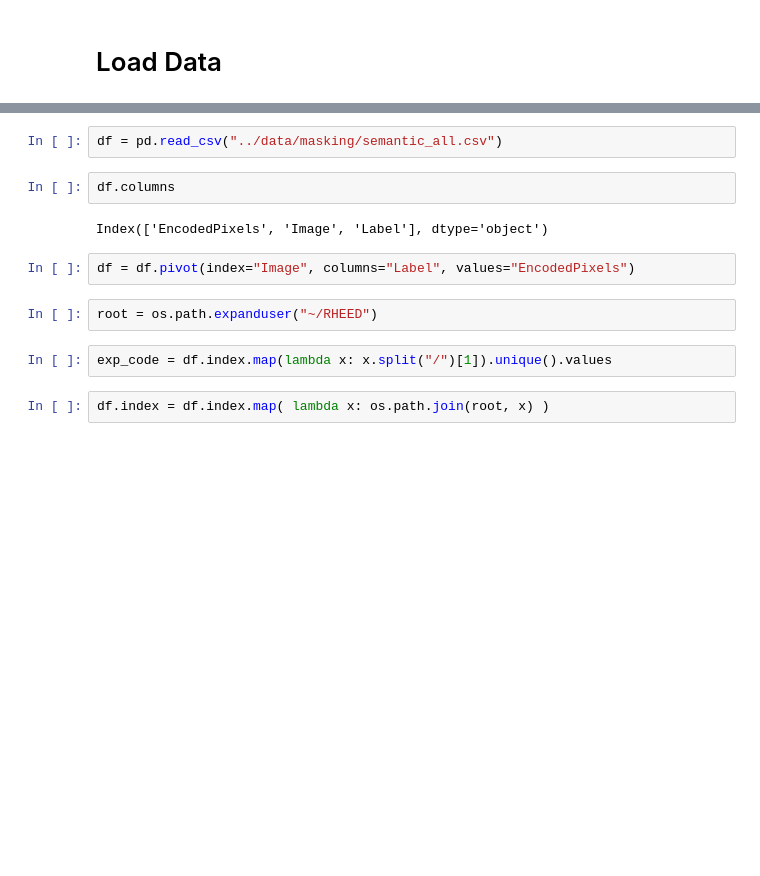
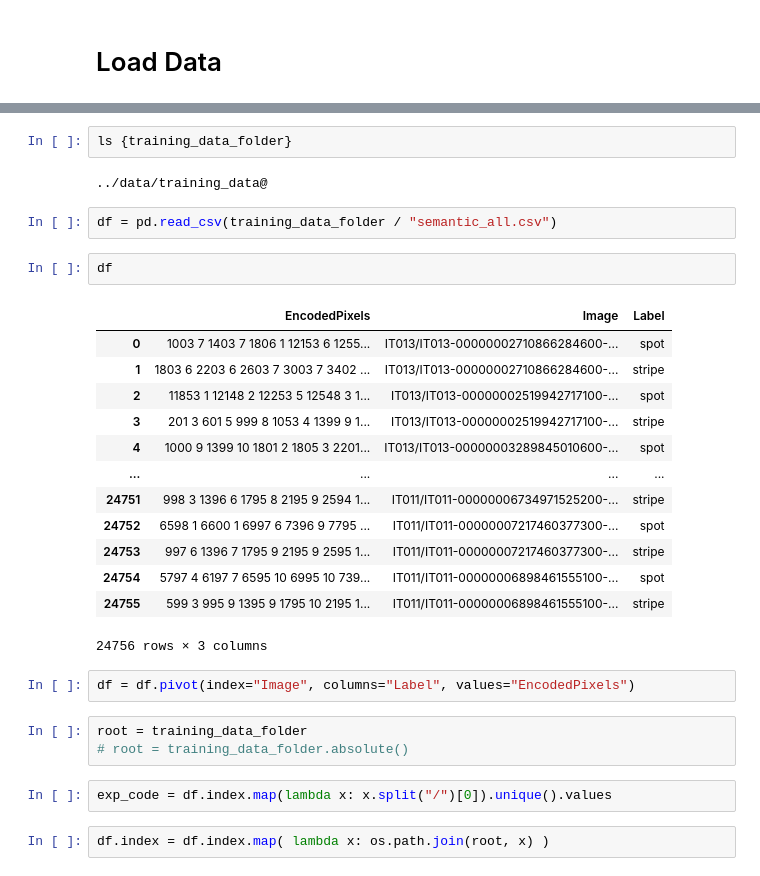
Before and after one commit to AuroraLHT/rhana, a Jupyter notebook: notebook/Fastaiv2UNetTraining.ipynb, the cells around one changed output, grey strips where cells are left out. Cells and saved outputs as stored; diff of their text form; blank space fills up the shorter version.

```diff
--- a/notebook/Fastaiv2UNetTraining.ipynb
+++ b/notebook/Fastaiv2UNetTraining.ipynb
@@ -174,15 +24,32 @@ IT005         IT010  IT015  mask        tracking
+# %%
+ls {training_data_folder}
+# %% [output]
+../data/training_data@
 # %%
-df = pd.read_csv("../data/masking/semantic_all.csv")
+df = pd.read_csv(training_data_folder / "semantic_all.csv")
 # %%
-df.columns
+df
 # %% [output]
+|  | EncodedPixels | Image | Label |
+| 0 | 1003 7 1403 7 1806 1 12153 6 1255... | IT013/IT013-00000002710866284600-... | spot |
+| 1 | 1803 6 2203 6 2603 7 3003 7 3402 ... | IT013/IT013-00000002710866284600-... | stripe |
+| 2 | 11853 1 12148 2 12253 5 12548 3 1... | IT013/IT013-00000002519942717100-... | spot |
+| 3 | 201 3 601 5 999 8 1053 4 1399 9 1... | IT013/IT013-00000002519942717100-... | stripe |
+| 4 | 1000 9 1399 10 1801 2 1805 3 2201... | IT013/IT013-00000003289845010600-... | spot |
+| ... | ... | ... | ... |
+| 24751 | 998 3 1396 6 1795 8 2195 9 2594 1... | IT011/IT011-00000006734971525200-... | stripe |
+| 24752 | 6598 1 6600 1 6997 6 7396 9 7795 ... | IT011/IT011-00000007217460377300-... | spot |
+| 24753 | 997 6 1396 7 1795 9 2195 9 2595 1... | IT011/IT011-00000007217460377300-... | stripe |
+| 24754 | 5797 4 6197 7 6595 10 6995 10 739... | IT011/IT011-00000006898461555100-... | spot |
+| 24755 | 599 3 995 9 1395 9 1795 10 2195 1... | IT011/IT011-00000006898461555100-... | stripe |
-Index(['EncodedPixels', 'Image', 'Label'], dtype='object')
+24756 rows × 3 columns
 # %%
 df = df.pivot(index="Image", columns="Label", values="EncodedPixels")
-# %%
-root = os.path.expanduser("~/RHEED")
+# %%
+root = training_data_folder
+# root = training_data_folder.absolute()
 # %%
-exp_code = df.index.map(lambda x: x.split("/")[1]).unique().values
+exp_code = df.index.map(lambda x: x.split("/")[0]).unique().values
 # %%
 df.index = df.index.map( lambda x: os.path.join(root, x) )
 # %%
```
Also changed, not shown: parts of 59 cells of this notebook, 2 other files.
